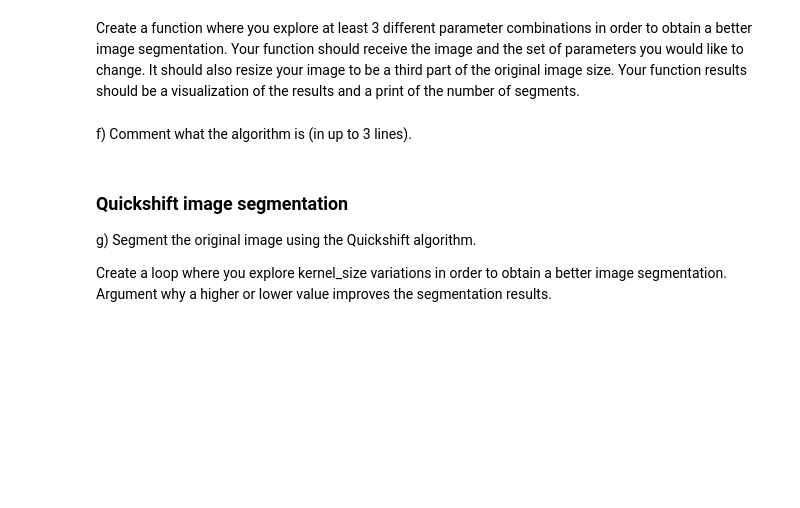
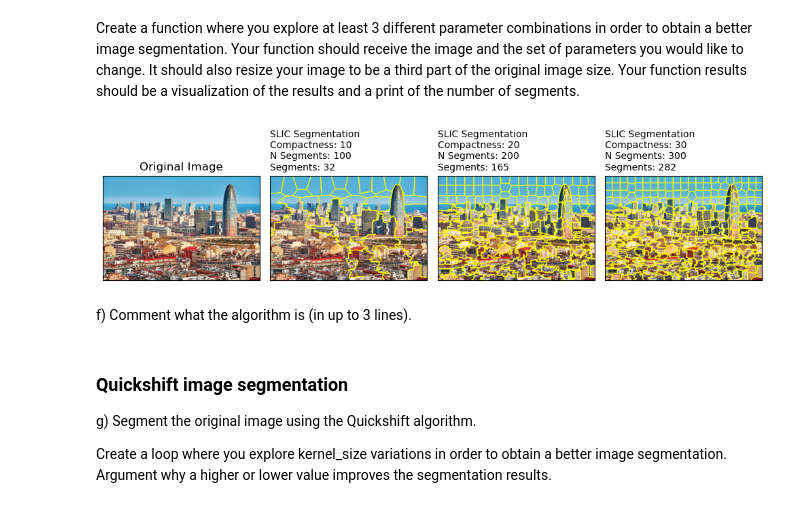
Before and after one commit to MohsinZamanShaheen/Artificial-Vision, a Jupyter notebook: Práctica 3/p3_2023.ipynb, the cells around one changed output. Saved outputs shown, nothing was run; the diff lists cells and outputs as text; code cells hidden in the pictures; blank space fills up the shorter version.

```diff
--- a/Práctica 3/p3_2023.ipynb
+++ b/Práctica 3/p3_2023.ipynb
@@ -97,2 +191,42 @@ Create a function where you explore at least 3 different parameter combinations
+# %%
+# Your solution here
+def explore_slic_segmentation(image, params):
+    # Resize the image to a third of the original size
+    img_resized = resize(image, (image.shape[0] // 3, image.shape[1] // 3), anti_aliasing=True)
+
+    # Original image and number of segments
+    plt.figure(figsize=(10, 5))
+    plt.subplot(1, len(params) + 1, 1)
+    plt.imshow(image)
+    plt.xticks([])
+    plt.yticks([])
+    plt.title('Original Image')
+
+    for i, parameters in enumerate(params, start=1):
+        # Perform SLIC segmentation with the given parameters
+        segments = slic(img_resized, **parameters)
+        num_segments = len(np.unique(segments))
+
+        # Segmented image
+        img_slic = mark_boundaries(img_resized, segments)
+
+        # Display
+        plt.subplot(1, len(params) + 1, i + 1)
+        plt.imshow(img_slic)
+        plt.xticks([])
+        plt.yticks([])
+        plt.title('SLIC Segmentation\n'
+                  f'Compactness: {parameters["compactness"]}\n'
+                  f'N Segments: {parameters["n_segments"]}\n'
+                  f'Segments: {num_segments}', loc='left', fontsize=10)
+
+    plt.tight_layout()
+    plt.show()
+
+# Explore SLIC segmentation with different parameters
+explore_slic_segmentation(img, [{'compactness': 10, 'n_segments': 100}, {'compactness': 20, 'n_segments': 200}, {'compactness': 30, 'n_segments': 300}
+])
+# %% [output]
+[figure, added]
 # %% [markdown]
 f) Comment what the algorithm is (in up to 3 lines).
```
Also changed, not shown: parts of 19 cells of this notebook.
